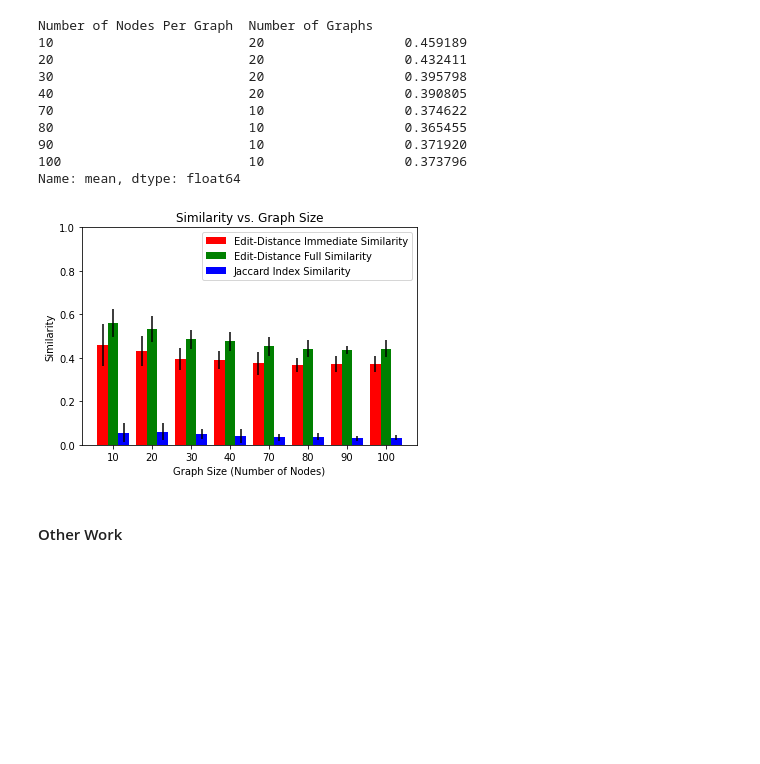
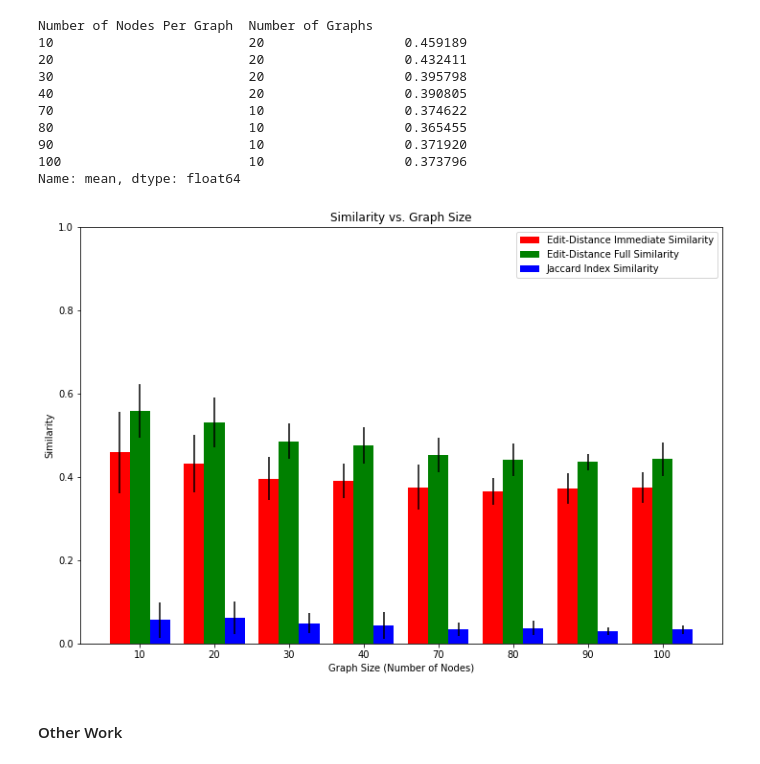
Before and after one commit to nico-espinosadice/abductive-theory, a Jupyter notebook: Python Files/exploratory-data-analysis.ipynb, the cells around one changed output. Cells and saved outputs as stored; diff of their text form; code cells hidden in the pictures; blank space fills up the shorter version.

Commit message:
Updated edges factor experiment

```diff
--- a/Python Files/exploratory-data-analysis.ipynb
+++ b/Python Files/exploratory-data-analysis.ipynb
@@ -40,7 +40,7 @@ Number of Nodes Per Graph  Number of Graphs
 100                        10                  0.373796
 Name: mean, dtype: float64
 # %%
-fig = plt.figure()
+fig = plt.figure(figsize = (12, 8))
 ax = fig.add_subplot(111)
 
 ed_imm_sim = list(dist["Edit-Distance Immediate Similarity"]["mean"])
@@ -55,34 +55,36 @@ ji_sim_std = list(dist["Jaccard Index Similarity"]["std"])
 N = len(ed_imm_sim)
 ind = np.arange(N)  # the x locations for the groups
 width = 0.27       # the width of the bars
 index_1_list = [value_pair[0] for value_pair in dist.index.values.tolist()]
 
 # ed_imm_sim = dist["Edit-Distance Immediate Similarity"]["mean"]
 # ed_f_sim = dist["Edit-Distance Full Similarity"]["mean"]
 # ji_sim = dist["Jaccard Index Similarity"]["mean"]
 
 # ed_imm_sim_std = dist["Edit-Distance Immediate Similarity"]["std"]
 # ed_f_sim_std = dist["Edit-Distance Full Similarity"]["std"]
 # ji_sim_std = dist["Jaccard Index Similarity"]["std"]
 
 # print(ji_sim_std.shape == ji_sim.shape)
 # print(len(ed_imm_sim) == len(ji_sim_std))
 
 rects1 = ax.bar(ind, ed_imm_sim, width, color='r', yerr=ed_imm_sim_std)
 rects2 = ax.bar(ind + width, ed_f_sim, width, color='g', yerr=ed_f_sim_std)
 rects3 = ax.bar(ind + width * 2, ji_sim, width, color='b', yerr=ji_sim_std)
 
 ax.set_ylabel('Similarity')
 ax.set_xlabel("Graph Size (Number of Nodes)")
 ax.set_xticks(ind + width)
 ax.set_xticklabels(index_1_list)
 ax.legend((rects1[0], rects2[0], rects3[0]), ('Edit-Distance Immediate Similarity', 'Edit-Distance Full Similarity', 'Jaccard Index Similarity'))
 ax.set_ylim(0, 1)
 ax.set_title("Similarity vs. Graph Size")
 
+plt.savefig("Experiment - Graph Size Distribution/graph-size-dist.png")
+
 plt.show()
 # %% [output]
-[figure, old version]
+[figure, new version]
 # %% [markdown]
 #### Other Work
 # %% [markdown]
```
Also changed, not shown: parts of 7 cells of this notebook, 8 other files.
